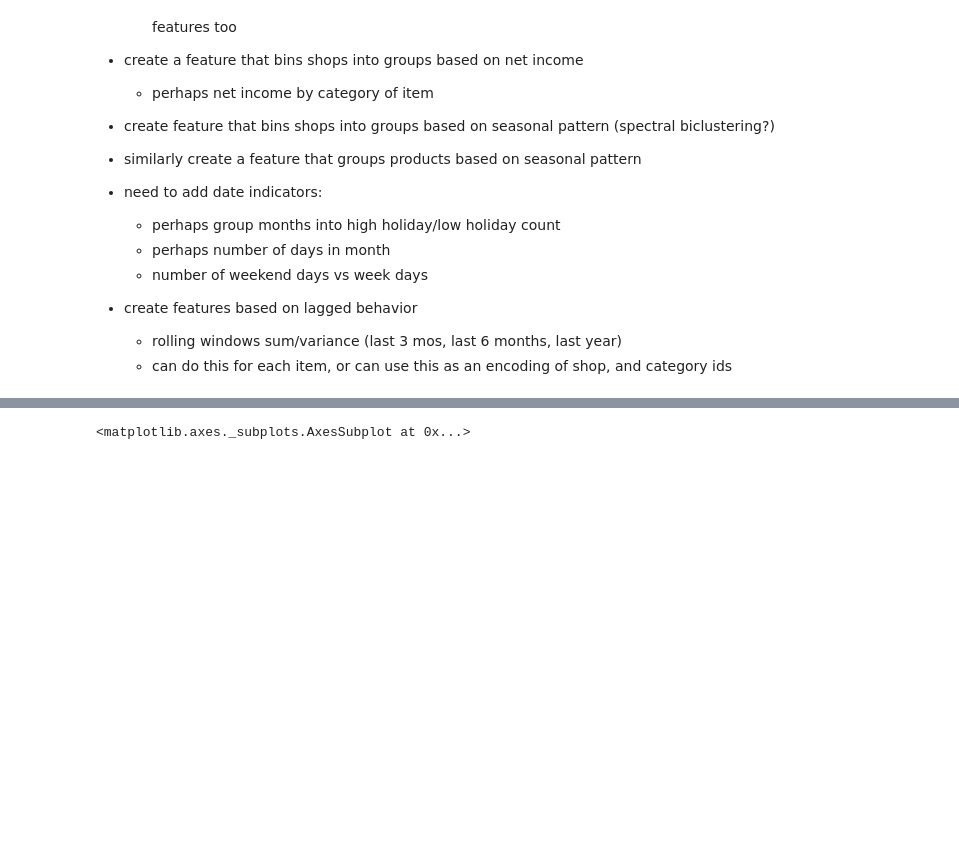
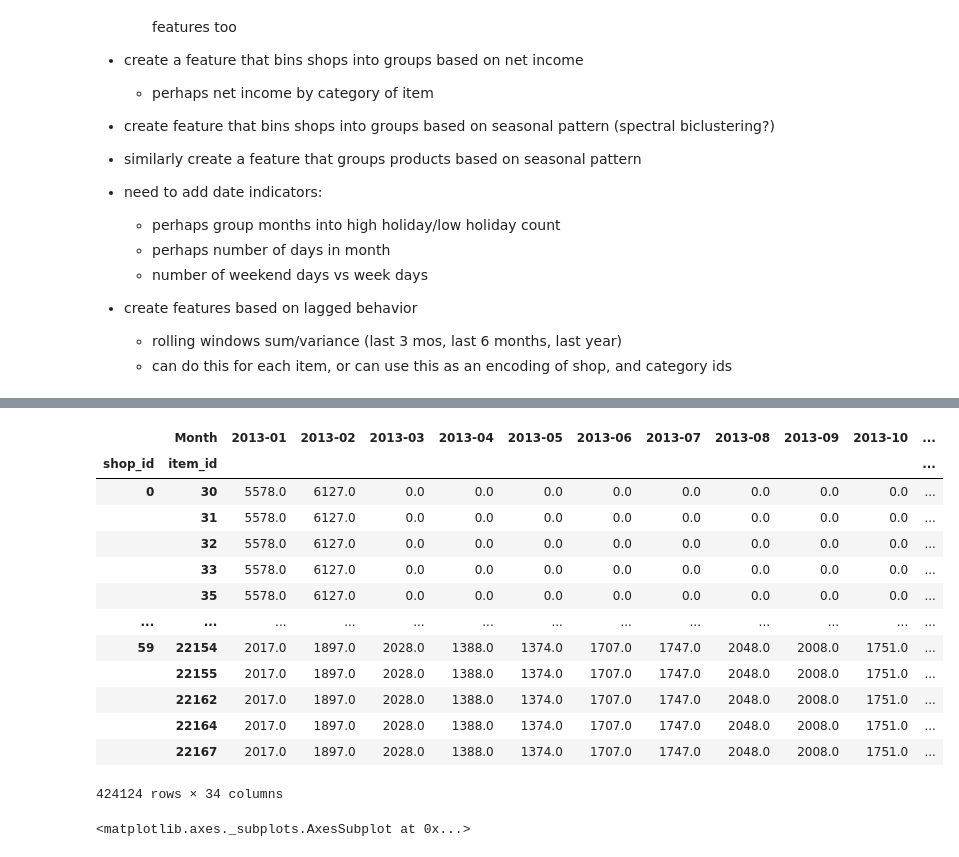
Before and after one commit to lsuazo/HowToWinKaggle, a Jupyter notebook: FinalProject/20200804_feature_engineering.ipynb, the cells around one changed output, grey strips where cells are left out. Cells and saved outputs as stored; diff of their text form; code cells hidden in the pictures; blank space fills up the shorter version.

```diff
--- a/FinalProject/20200804_feature_engineering.ipynb
+++ b/FinalProject/20200804_feature_engineering.ipynb
@@ -53,0 +60,17 @@ piv_agg_sales
+# %%
+piv_agg_sales.groupby(level=0).transform('sum')
+# %% [output]
+|  | Month | 2013-01 | 2013-02 | 2013-03 | 2013-04 | 2013-05 | 2013-06 | 2013-07 | 2013-08 | 2013-09 | 2013-10 | ... |
+| shop_id | item_id |  |  |  |  |  |  |  |  |  |  | ... |
+| 0 | 30 | 5578.0 | 6127.0 | 0.0 | 0.0 | 0.0 | 0.0 | 0.0 | 0.0 | 0.0 | 0.0 | ... |
+|  | 31 | 5578.0 | 6127.0 | 0.0 | 0.0 | 0.0 | 0.0 | 0.0 | 0.0 | 0.0 | 0.0 | ... |
+|  | 32 | 5578.0 | 6127.0 | 0.0 | 0.0 | 0.0 | 0.0 | 0.0 | 0.0 | 0.0 | 0.0 | ... |
+|  | 33 | 5578.0 | 6127.0 | 0.0 | 0.0 | 0.0 | 0.0 | 0.0 | 0.0 | 0.0 | 0.0 | ... |
+|  | 35 | 5578.0 | 6127.0 | 0.0 | 0.0 | 0.0 | 0.0 | 0.0 | 0.0 | 0.0 | 0.0 | ... |
+| ... | ... | ... | ... | ... | ... | ... | ... | ... | ... | ... | ... | ... |
+| 59 | 22154 | 2017.0 | 1897.0 | 2028.0 | 1388.0 | 1374.0 | 1707.0 | 1747.0 | 2048.0 | 2008.0 | 1751.0 | ... |
+|  | 22155 | 2017.0 | 1897.0 | 2028.0 | 1388.0 | 1374.0 | 1707.0 | 1747.0 | 2048.0 | 2008.0 | 1751.0 | ... |
+|  | 22162 | 2017.0 | 1897.0 | 2028.0 | 1388.0 | 1374.0 | 1707.0 | 1747.0 | 2048.0 | 2008.0 | 1751.0 | ... |
+|  | 22164 | 2017.0 | 1897.0 | 2028.0 | 1388.0 | 1374.0 | 1707.0 | 1747.0 | 2048.0 | 2008.0 | 1751.0 | ... |
+|  | 22167 | 2017.0 | 1897.0 | 2028.0 | 1388.0 | 1374.0 | 1707.0 | 1747.0 | 2048.0 | 2008.0 | 1751.0 | ... |
+424124 rows × 34 columns
```
Also changed, not shown: parts of 6 cells of this notebook, 1 other file.
